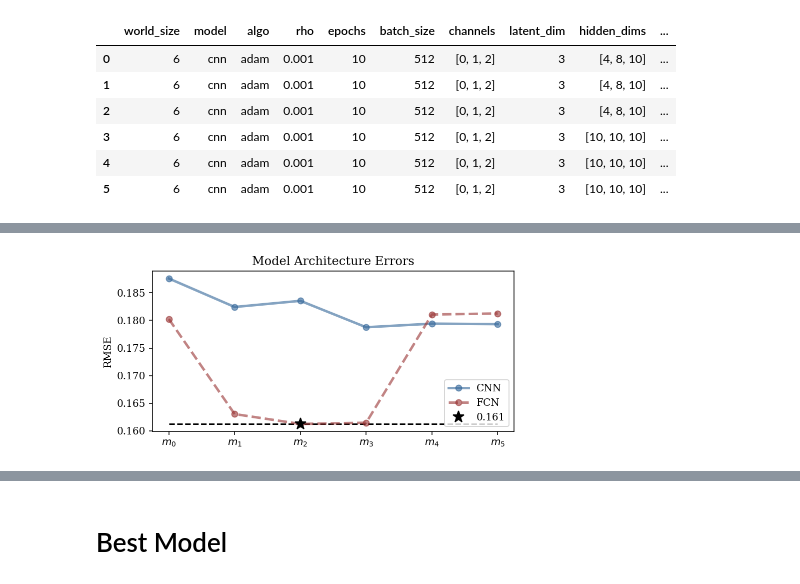
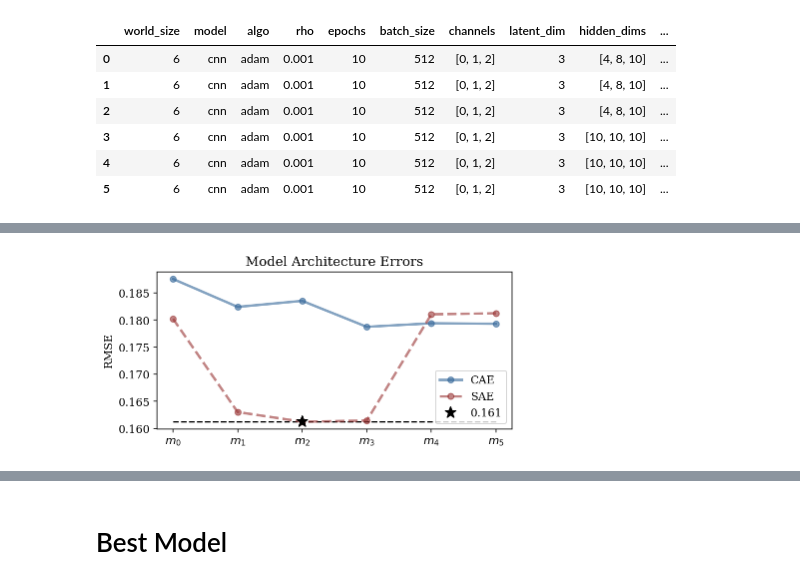
Before and after one commit to stockeh/goes-clustering-study, a Jupyter notebook: kmeans-autoencoder/notebooks/training-analysis.ipynb, the cells around one changed output, grey strips where cells are left out. Saved outputs shown, nothing was run; the diff lists cells and outputs as text; code cells hidden in the pictures.

```diff
--- a/kmeans-autoencoder/notebooks/training-analysis.ipynb
+++ b/kmeans-autoencoder/notebooks/training-analysis.ipynb
@@ -121,36 +118,36 @@ labels = [f'$m_{i}$' for i in range(len(results))]
 for i, row in results.iterrows():
     error = row.error_trace
     m = min(error)
     cnn_mins.append(m)
     if m < top:
         top = m
         top_index = i
 
 for i, row in full.iterrows():
     error = row.error_trace
     m = min(error)
     full_mins.append(m)
     if m < top:
         top = m
         top_index = i
 
-ax.plot(cnn_mins, 'o-', lw=2.5, color=(0.2, 0.4, 0.6, 0.6), label='CNN')
-ax.plot(full_mins, 'o--', lw=2.5, color=(0.6, 0.2, 0.2, 0.6), label='FCN')
+ax.plot(cnn_mins, 'o-', lw=2.5, color=(0.2, 0.4, 0.6, 0.6), label='CAE')
+ax.plot(full_mins, 'o--', lw=2.5, color=(0.6, 0.2, 0.2, 0.6), label='SAE')
 
 ax.set_xticks(range(len(labels)))
 ax.set_xticklabels(labels)
 
 #! plot the model with the lowest _observed_ error
 ax.hlines(top, 0, len(cnn_mins) - 1, linestyle='dashed')
 ax.plot(top_index, top, 'k*', markersize=12, label=f'{top:.3f}')
 
 plt.legend();
 ax.set_ylabel('RMSE')
 ax.set_title('Model Architecture Errors')
 plt.tight_layout()
 fig.savefig('/s/chopin/l/grad/stock/data/media/rmse-loss-min.png', dpi=600);
 # %% [output]
-[figure, old version]
+[figure, new version]
 # %%
 cnn_channels = pd.read_csv('/s/chopin/l/grad/stock/data/results-channels-cnn/overview/results.csv', index_col=[0])
 cnn_channels.error_trace = cnn_channels.error_trace.map(lambda x: ast.literal_eval(x))
```
Also changed, not shown: parts of 26 cells of this notebook, 4 other files.
